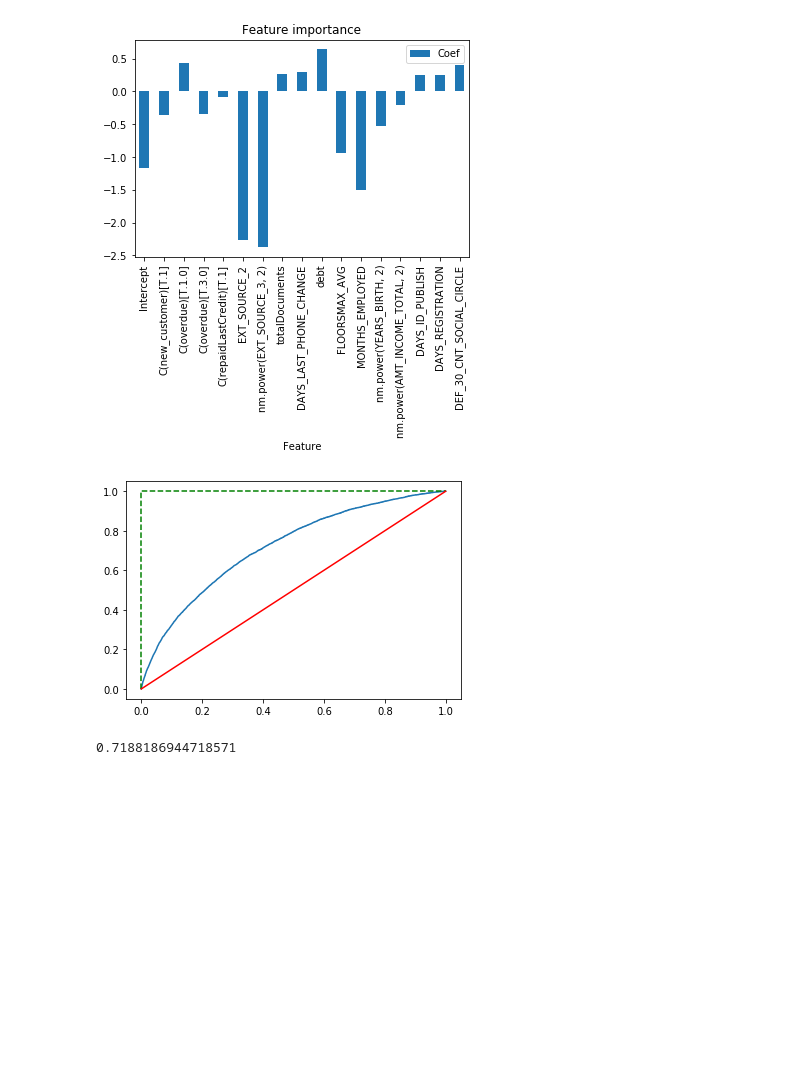
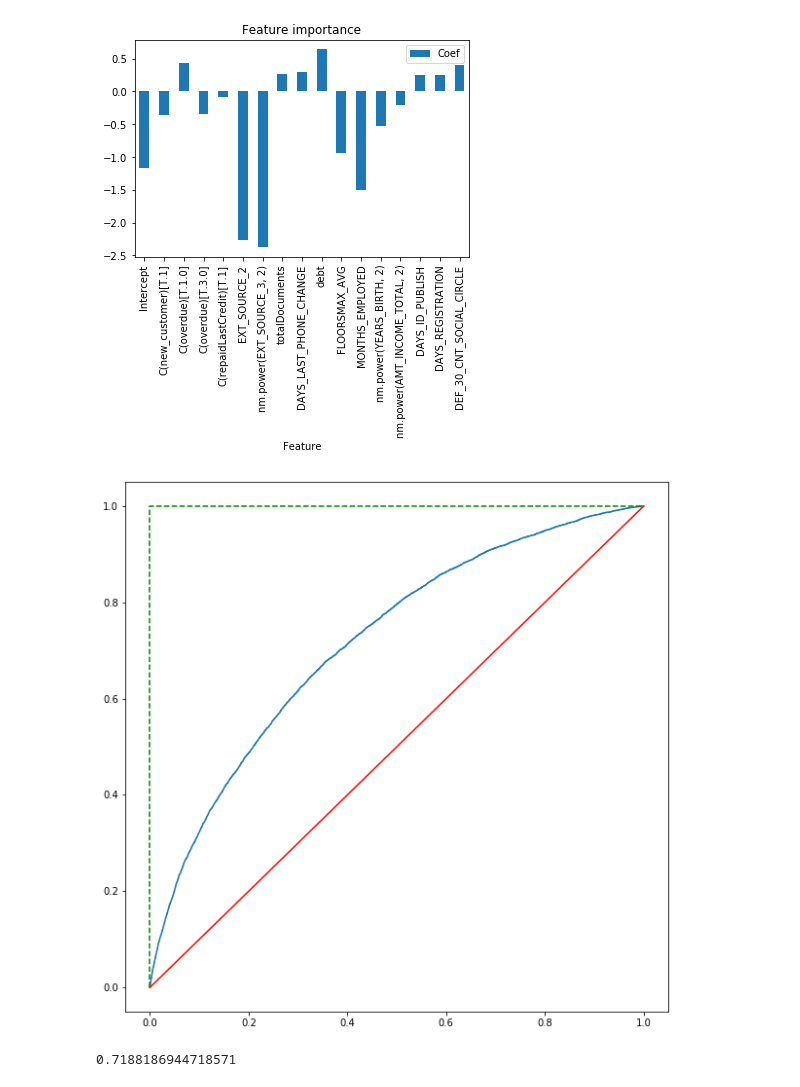
Before and after one commit to lesh3000/AI_Projects, a Jupyter notebook: Untitled4.ipynb, the cells around one changed output. Saved outputs shown, nothing was run; the diff lists cells and outputs as text; code cells hidden in the pictures; blank space fills up the shorter version.

```diff
--- a/Untitled4.ipynb
+++ b/Untitled4.ipynb
@@ -661,18 +661,16 @@ DEF_30_CNT_SOCIAL_CIRCLE          0.4108      0.038     10.808      0.000
 # %%
 from sklearn.metrics import roc_curve, auc
 yhat= res.predict(test)
 
 false_positive_rate, true_positive_rate, thresholds = roc_curve(test['TARGET'], yhat)
 false_positive_rate_fake, true_positive_rate_fake, thresholds2 = roc_curve(test['TARGET'], test['TARGET'])
-#fig,ax=plt.subplots(1,1, figsize=(9,5))
+plt.rcParams["figure.figsize"] = (10,10)
 plt.plot(false_positive_rate, true_positive_rate)
 plt.plot(false_positive_rate_fake, true_positive_rate_fake,color="green",linestyle="--")
 plt.plot([0,1],[0,1], color="red")
-
-
 plt.show()
 # %% [output]
-[figure, old version]
+[figure, new version]
 # %%
 from sklearn.metrics import roc_auc_score
 roc_auc_score(test['TARGET'], yhat)
```
Also changed, not shown: parts of 1 cell of this notebook.
